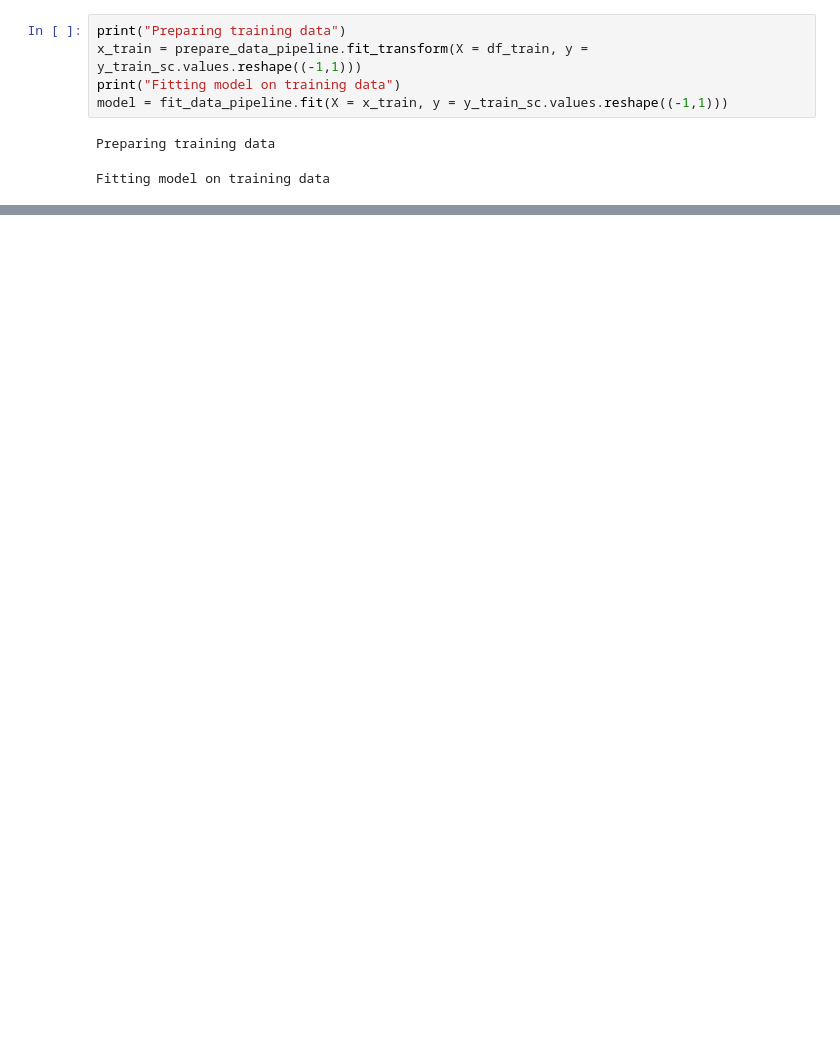
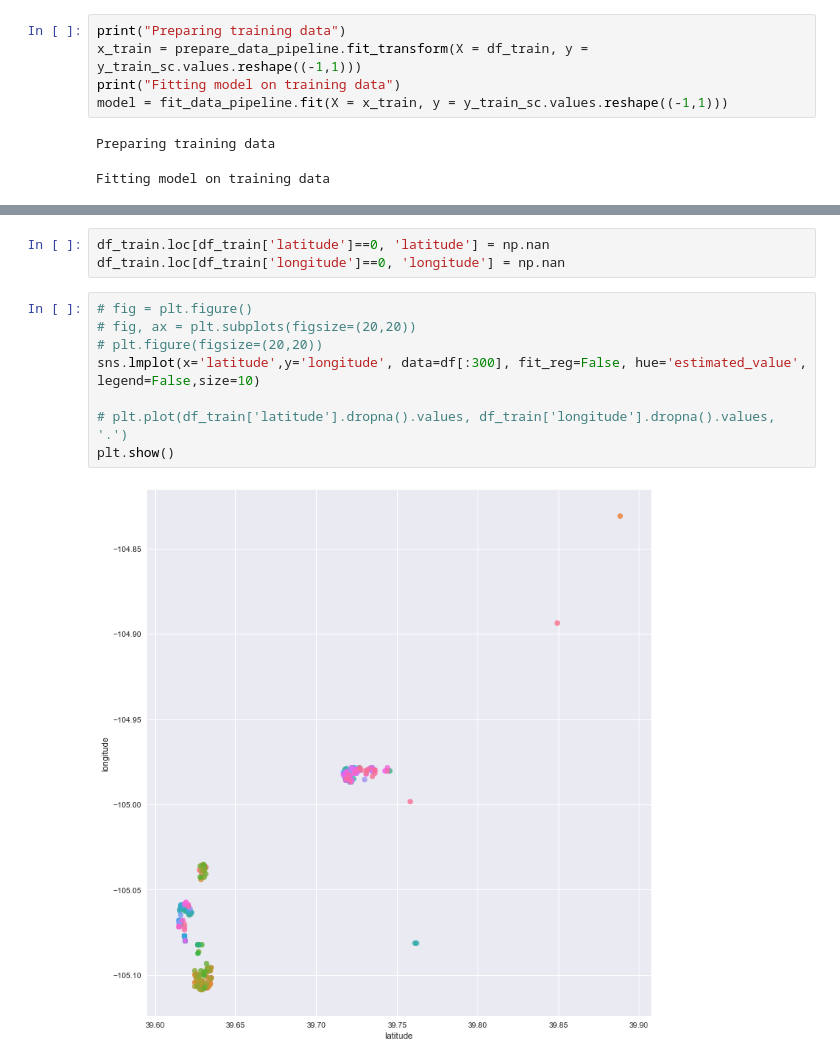
Before and after one commit to ideaian/housing_prices, a Jupyter notebook: improved_pipeline.ipynb, the cells around one changed output, grey strips where cells are left out. Saved outputs shown, nothing was run; the diff lists cells and outputs as text; blank space fills up the shorter version.

```diff
--- a/improved_pipeline.ipynb
+++ b/improved_pipeline.ipynb
@@ -243,3 +284,16 @@ plt.show()
+# %%
+df_train.loc[df_train['latitude']==0, 'latitude'] = np.nan
+df_train.loc[df_train['longitude']==0, 'longitude'] = np.nan
+# %%
+# fig = plt.figure()
+# fig, ax = plt.subplots(figsize=(20,20))
+# plt.figure(figsize=(20,20))
+sns.lmplot(x='latitude',y='longitude', data=df[:300], fit_reg=False, hue='estimated_value', legend=False,size=10)
+
+# plt.plot(df_train['latitude'].dropna().values, df_train['longitude'].dropna().values, '.')
+plt.show()
+# %% [output]
+[figure, added]
 # %%
 #: Work on using grid-searches
 # params = {'forest__n_estimators':  (39,42)}
```
Also changed, not shown: parts of 39 cells of this notebook, 5 other files.
